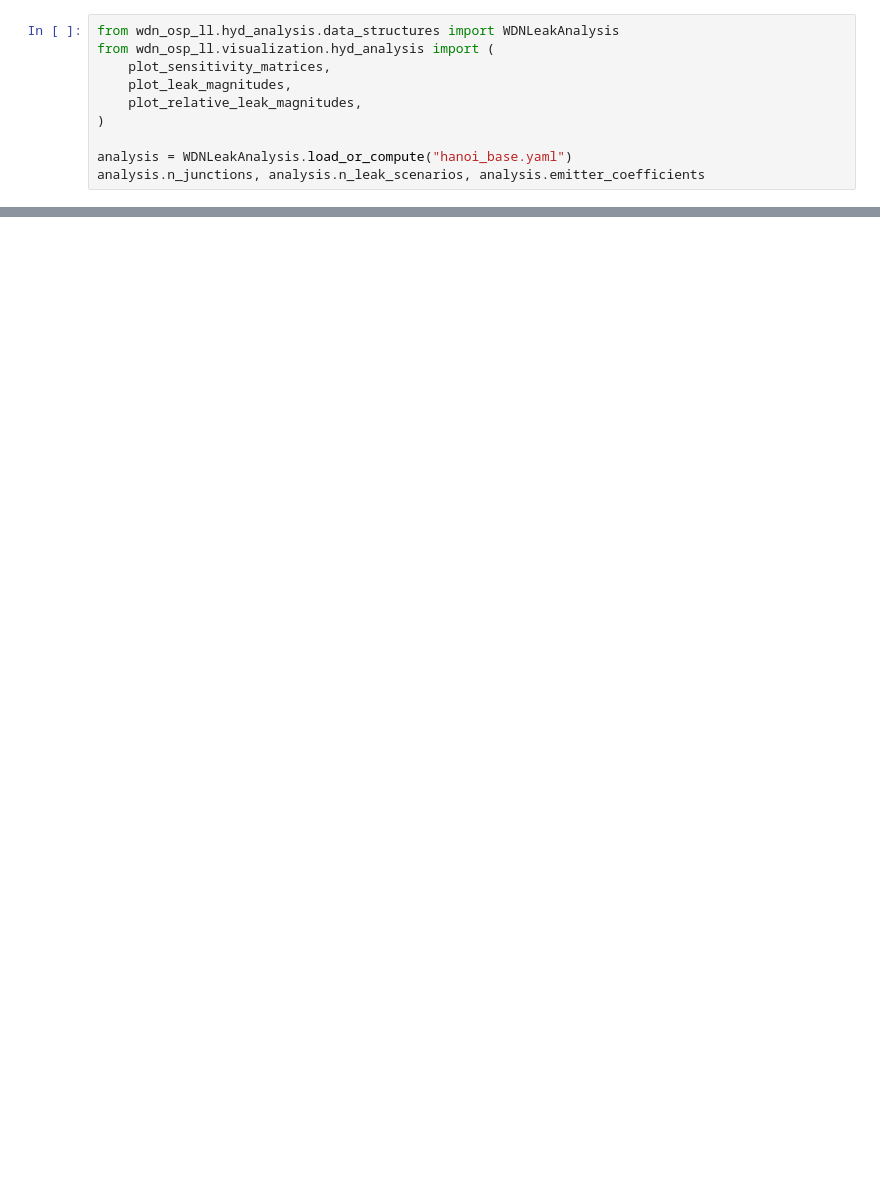
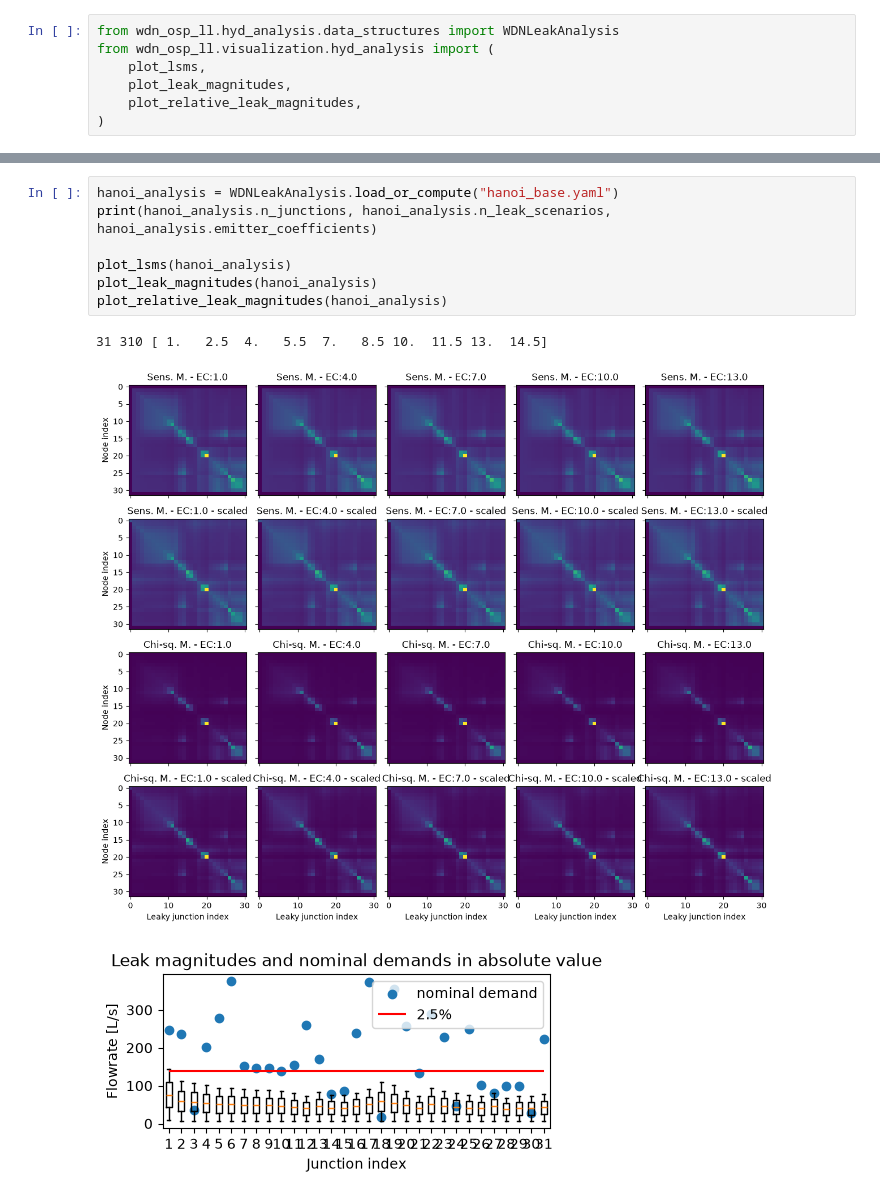
Before and after one commit to KWR-Water/wdn-osp-ll, a Jupyter notebook: experiments/hyd_analysis/hydraulic_basic_config_study.ipynb, the cells around one changed output, grey strips where cells are left out. Drawn from its saved outputs; the diff is of its cells as text; blank space fills up the shorter version.

Commit message:
Chi-squared and plotting more networks

```diff
--- a/experiments/hyd_analysis/hydraulic_basic_config_study.ipynb
+++ b/experiments/hyd_analysis/hydraulic_basic_config_study.ipynb
@@ -7,10 +8,7 @@ distribution of the simulated leak magnitudes relative to the network demand.
 # %%
 from wdn_osp_ll.hyd_analysis.data_structures import WDNLeakAnalysis
 from wdn_osp_ll.visualization.hyd_analysis import (
-    plot_sensitivity_matrices,
+    plot_lsms,
     plot_leak_magnitudes,
     plot_relative_leak_magnitudes,
 )
-
-analysis = WDNLeakAnalysis.load_or_compute("hanoi_base.yaml")
-analysis.n_junctions, analysis.n_leak_scenarios, analysis.emitter_coefficients
@@ -33,0 +17,11 @@ plot_relative_leak_magnitudes(analysis)
+# %%
+hanoi_analysis = WDNLeakAnalysis.load_or_compute("hanoi_base.yaml")
+print(hanoi_analysis.n_junctions, hanoi_analysis.n_leak_scenarios, hanoi_analysis.emitter_coefficients)
+
+plot_lsms(hanoi_analysis)
+plot_leak_magnitudes(hanoi_analysis)
+plot_relative_leak_magnitudes(hanoi_analysis)
+# %% [output]
+31 310 [ 1.   2.5  4.   5.5  7.   8.5 10.  11.5 13.  14.5]
+[figure, added]
+[figure, added]
```
Also changed, not shown: parts of 11 cells of this notebook, 3 other files.
